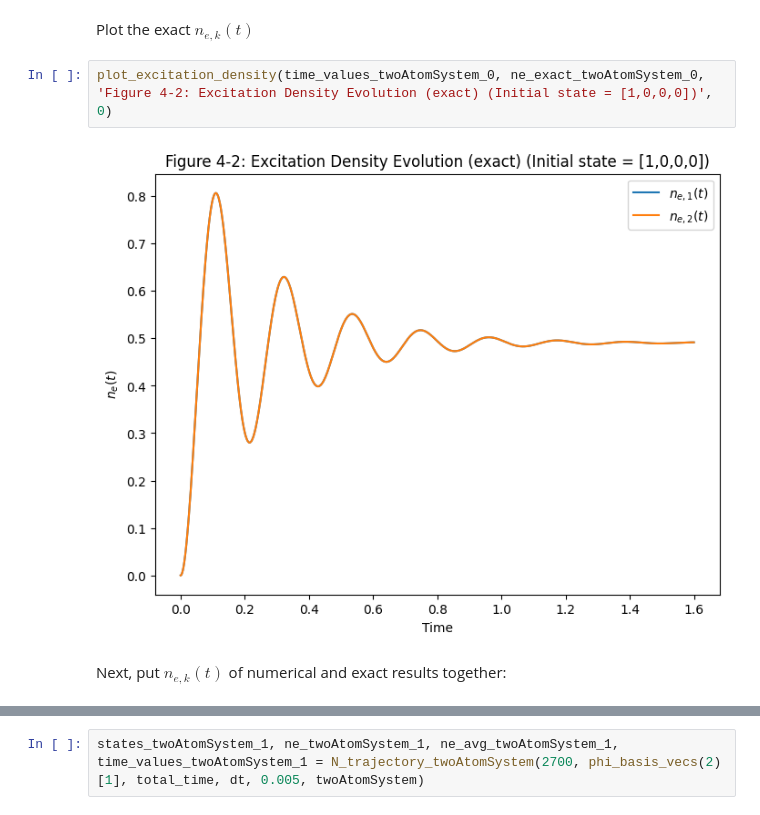
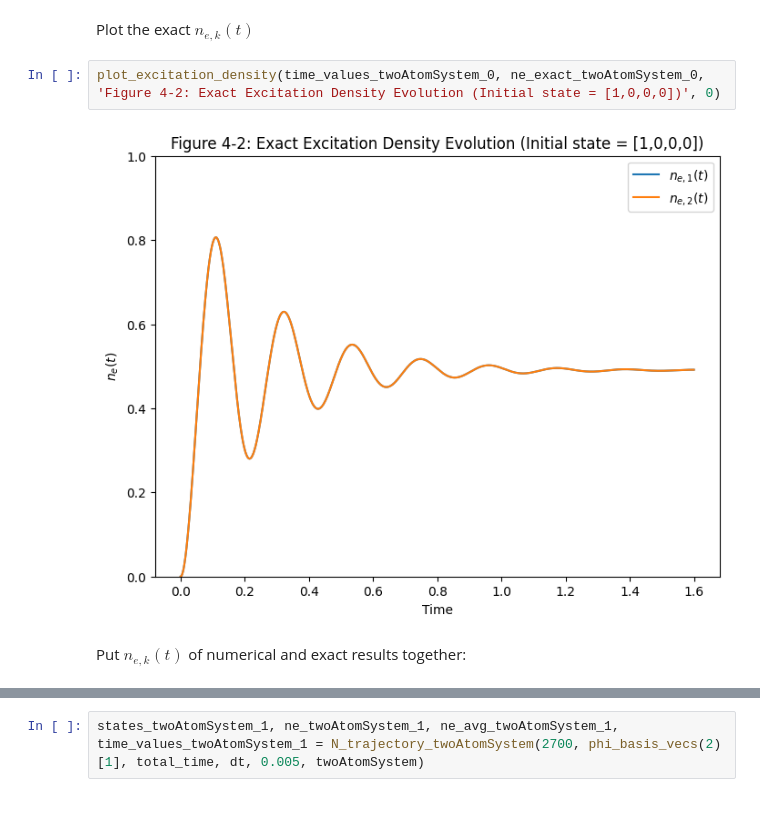
Before and after one commit to JSKao/Computational-Quantum-Many-Body-Physics, a Jupyter notebook: QJMC.ipynb, the cells around one changed output, grey strips where cells are left out. Saved outputs shown, nothing was run; the diff lists cells and outputs as text.

```diff
--- a/QJMC.ipynb
+++ b/QJMC.ipynb
@@ -161,11 +163,11 @@ ne_exact_twoAtomSystem_0, ne_infty_twoAtomSystem_0 = exact_twoAtomSystem(omega,
 # %% [markdown]
 Plot the exact $n_{e,k}(t)$
 # %%
-plot_excitation_density(time_values_twoAtomSystem_0, ne_exact_twoAtomSystem_0, 'Figure 4-2: Excitation Density Evolution (exact) (Initial state = [1,0,0,0])', 0)
+plot_excitation_density(time_values_twoAtomSystem_0, ne_exact_twoAtomSystem_0, 'Figure 4-2: Exact Excitation Density Evolution (Initial state = [1,0,0,0])', 0)
 # %% [output]
-[figure, old version]
+[figure, new version]
 # %% [markdown]
-Next, put $n_{e,k}(t)$ of numerical and exact results together:
+Put $n_{e,k}(t)$ of numerical and exact results together:
 # %%
 ne1_comparison_0 = [ne_exact_twoAtomSystem_0[0], ne_avg_twoAtomSystem_0[0], ne_infty_twoAtomSystem_0[0]]
 ne2_comparison_0 = [ne_exact_twoAtomSystem_0[1], ne_avg_twoAtomSystem_0[1], ne_infty_twoAtomSystem_0[1]]
```
Also changed, not shown: parts of 24 cells of this notebook.
